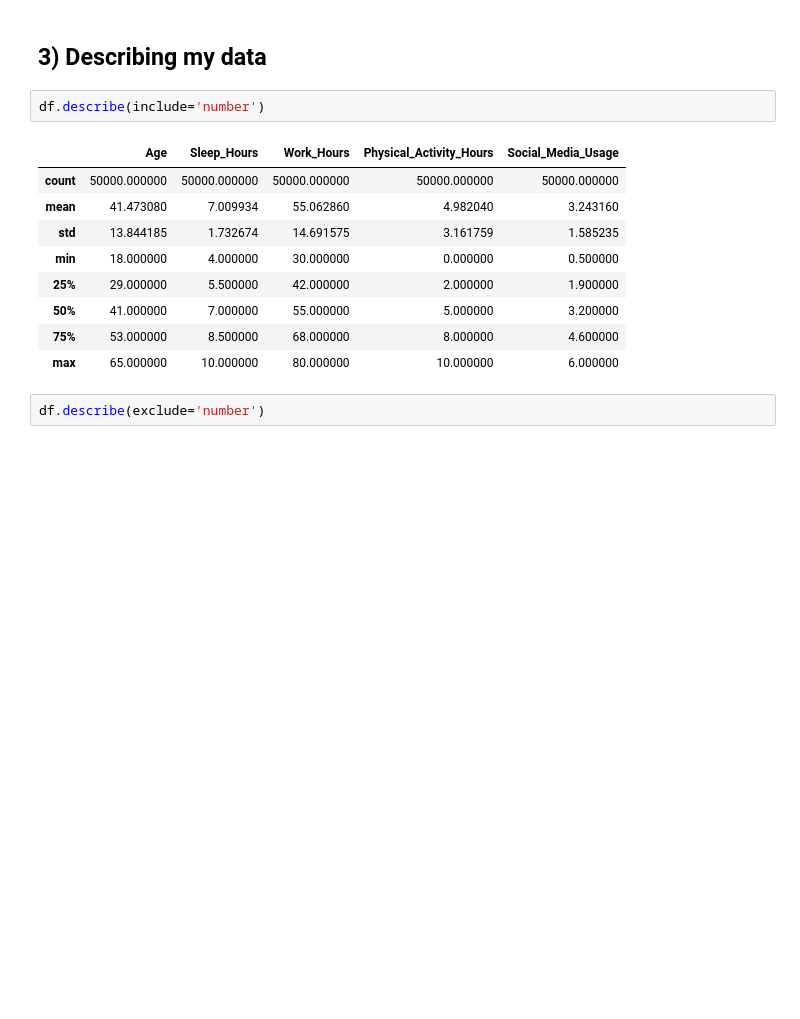
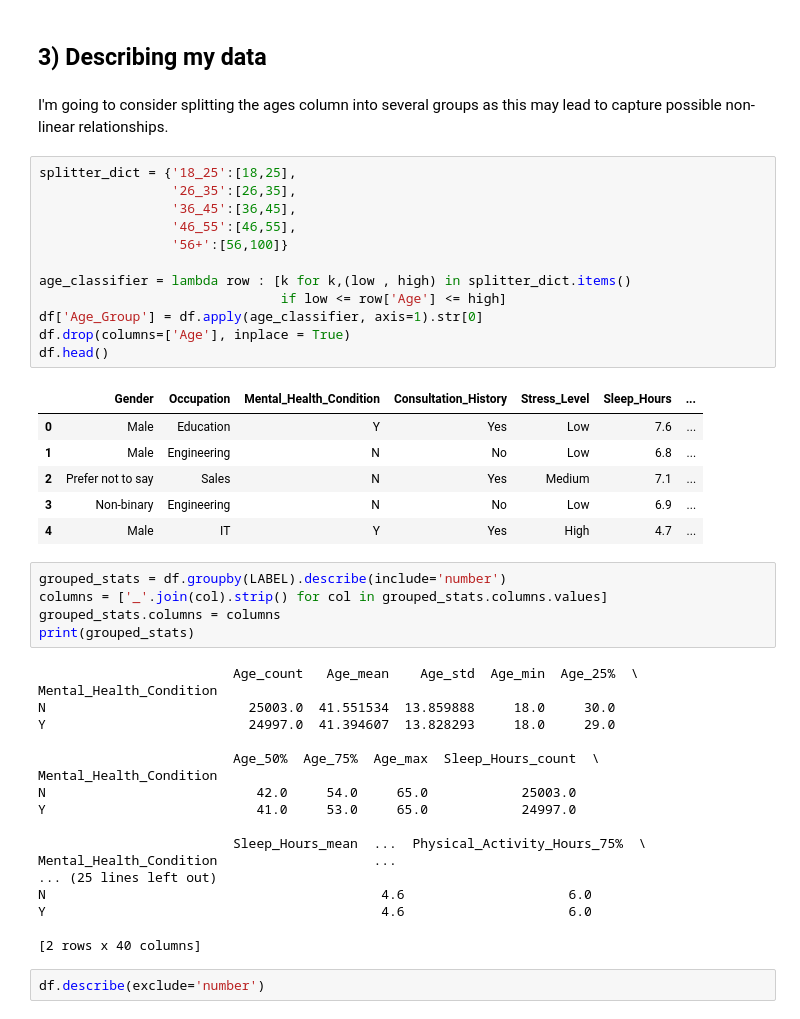
Before and after one commit to DanielMelo46/Machine_Learning-_Term_Project, a Jupyter notebook: Term Project/project.ipynb, the cells around one changed output. Drawn from its saved outputs; the diff is of its cells as text; blank space fills up the shorter version.

```diff
--- a/Term Project/project.ipynb
+++ b/Term Project/project.ipynb
@@ -134,18 +134,50 @@ any(df.duplicated())
 False
 # %% [markdown]
 ## 3) Describing my data
+# %% [markdown]
+I'm going to consider splitting the ages column into several groups as this may lead to capture possible non-linear relationships.
+# %%
+splitter_dict = {'18_25':[18,25],
+                 '26_35':[26,35],
+                 '36_45':[36,45],
+                 '46_55':[46,55],
+                 '56+':[56,100]}
+
+age_classifier = lambda row : [k for k,(low , high) in splitter_dict.items()
+                               if low <= row['Age'] <= high]
+df['Age_Group'] = df.apply(age_classifier, axis=1).str[0]
+df.drop(columns=['Age'], inplace = True)
+df.head()
+# %% [output]
+|  | Gender | Occupation | Mental_Health_Condition | Consultation_History | Stress_Level | Sleep_Hours | ... |
+| 0 | Male | Education | Y | Yes | Low | 7.6 | ... |
+| 1 | Male | Engineering | N | No | Low | 6.8 | ... |
+| 2 | Prefer not to say | Sales | N | Yes | Medium | 7.1 | ... |
+| 3 | Non-binary | Engineering | N | No | Low | 6.9 | ... |
+| 4 | Male | IT | Y | Yes | High | 4.7 | ... |
 # %%
-df.describe(include='number')
+grouped_stats = df.groupby(LABEL).describe(include='number')
+columns = ['_'.join(col).strip() for col in grouped_stats.columns.values]
+grouped_stats.columns = columns
+print(grouped_stats)
 # %% [output]
-|  | Age | Sleep_Hours | Work_Hours | Physical_Activity_Hours | Social_Media_Usage |
-| count | 50000.000000 | 50000.000000 | 50000.000000 | 50000.000000 | 50000.000000 |
-| mean | 41.473080 | 7.009934 | 55.062860 | 4.982040 | 3.243160 |
-| std | 13.844185 | 1.732674 | 14.691575 | 3.161759 | 1.585235 |
-| min | 18.000000 | 4.000000 | 30.000000 | 0.000000 | 0.500000 |
-| 25% | 29.000000 | 5.500000 | 42.000000 | 2.000000 | 1.900000 |
-| 50% | 41.000000 | 7.000000 | 55.000000 | 5.000000 | 3.200000 |
-| 75% | 53.000000 | 8.500000 | 68.000000 | 8.000000 | 4.600000 |
-| max | 65.000000 | 10.000000 | 80.000000 | 10.000000 | 6.000000 |
+                         Age_count   Age_mean    Age_std  Age_min  Age_25%  \
+Mental_Health_Condition
+N                          25003.0  41.551534  13.859888     18.0     30.0
+Y                          24997.0  41.394607  13.828293     18.0     29.0
+
+                         Age_50%  Age_75%  Age_max  Sleep_Hours_count  \
+Mental_Health_Condition
+N                           42.0     54.0     65.0            25003.0
+Y                           41.0     53.0     65.0            24997.0
+
+                         Sleep_Hours_mean  ...  Physical_Activity_Hours_75%  \
+Mental_Health_Condition                    ...
+... (25 lines left out)
+N                                           4.6                     6.0
+Y                                           4.6                     6.0
+
+[2 rows x 40 columns]
 # %%
 df.describe(exclude='number')
 # %% [output]
```
Also changed, not shown: parts of 2 cells of this notebook.
